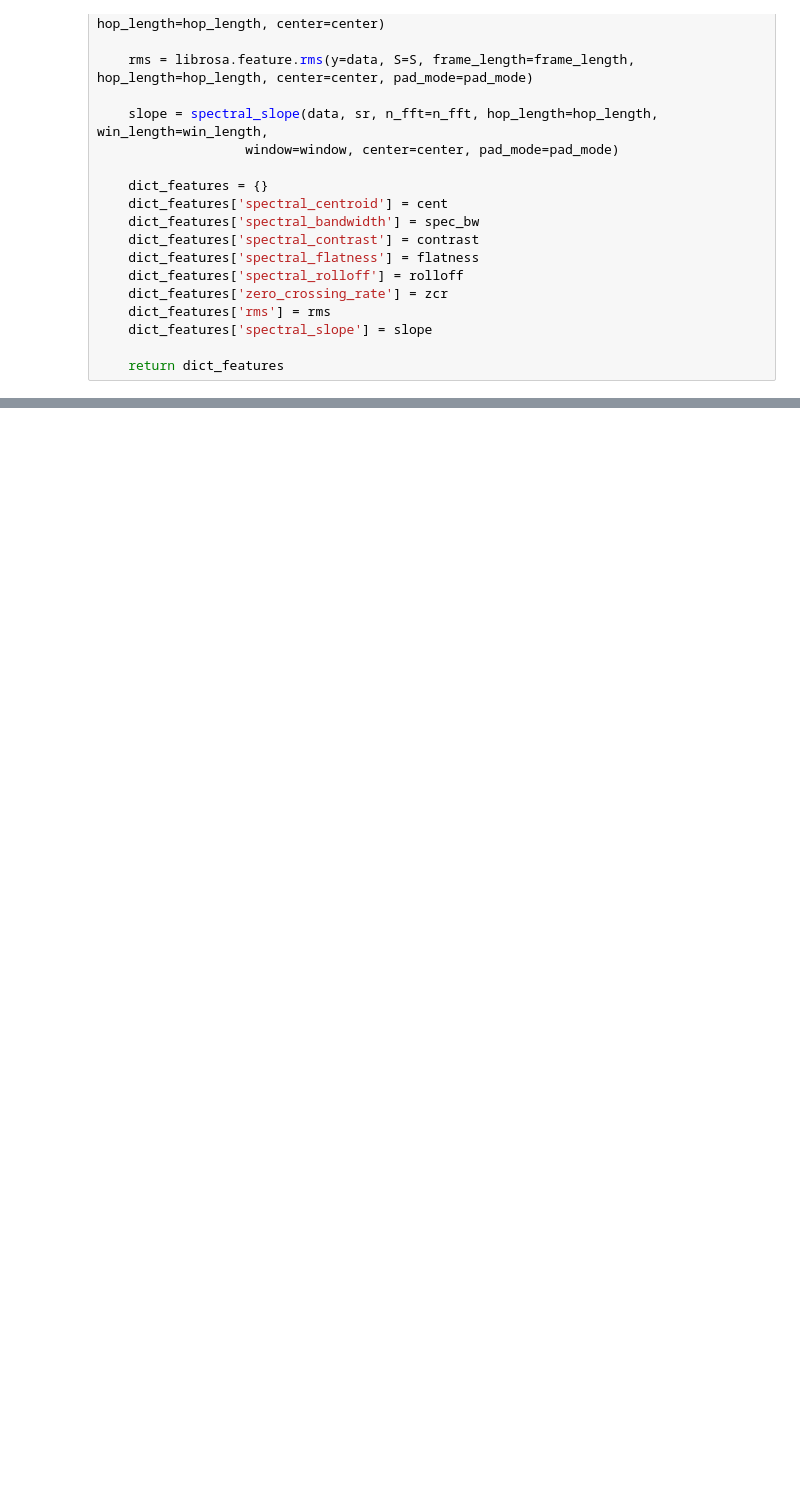
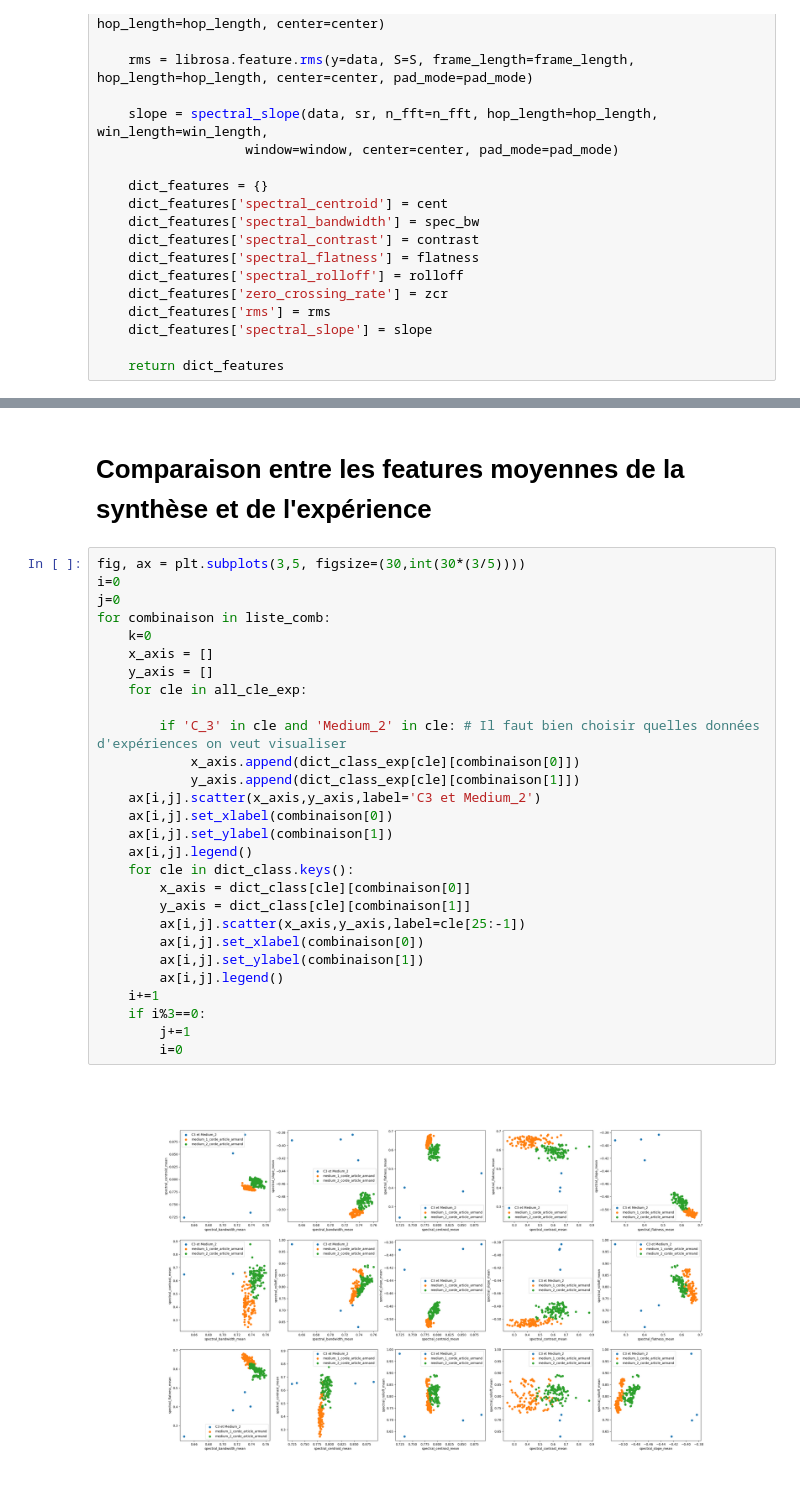
Before and after one commit to peladeaucome/ATIAM-PAM-AnalyseInstruments, a Jupyter notebook: Visualisation/cartographie_categorie.ipynb, the cells around one changed output, grey strips where cells are left out. Saved outputs shown, nothing was run; the diff lists cells and outputs as text; blank space fills up the shorter version.

```diff
--- a/Visualisation/cartographie_categorie.ipynb
+++ b/Visualisation/cartographie_categorie.ipynb
@@ -200,0 +361,32 @@ for combinaison in liste_comb:
+# %% [markdown]
+# Comparaison entre les features moyennes de la synthèse et de l'expérience
+# %%
+fig, ax = plt.subplots(3,5, figsize=(30,int(30*(3/5))))
+i=0
+j=0
+for combinaison in liste_comb:
+    k=0
+    x_axis = []
+    y_axis = []
+    for cle in all_cle_exp:
+
+        if 'C_3' in cle and 'Medium_2' in cle: # Il faut bien choisir quelles données d'expériences on veut visualiser
+            x_axis.append(dict_class_exp[cle][combinaison[0]])
+            y_axis.append(dict_class_exp[cle][combinaison[1]])
+    ax[i,j].scatter(x_axis,y_axis,label='C3 et Medium_2')
+    ax[i,j].set_xlabel(combinaison[0])
+    ax[i,j].set_ylabel(combinaison[1])
+    ax[i,j].legend()
+    for cle in dict_class.keys():
+        x_axis = dict_class[cle][combinaison[0]]
+        y_axis = dict_class[cle][combinaison[1]]
+        ax[i,j].scatter(x_axis,y_axis,label=cle[25:-1])
+        ax[i,j].set_xlabel(combinaison[0])
+        ax[i,j].set_ylabel(combinaison[1])
+        ax[i,j].legend()
+    i+=1
+    if i%3==0:
+        j+=1
+        i=0
+# %% [output]
+[figure, added]
```
Also changed, not shown: parts of 17 cells of this notebook, 2 other files.
